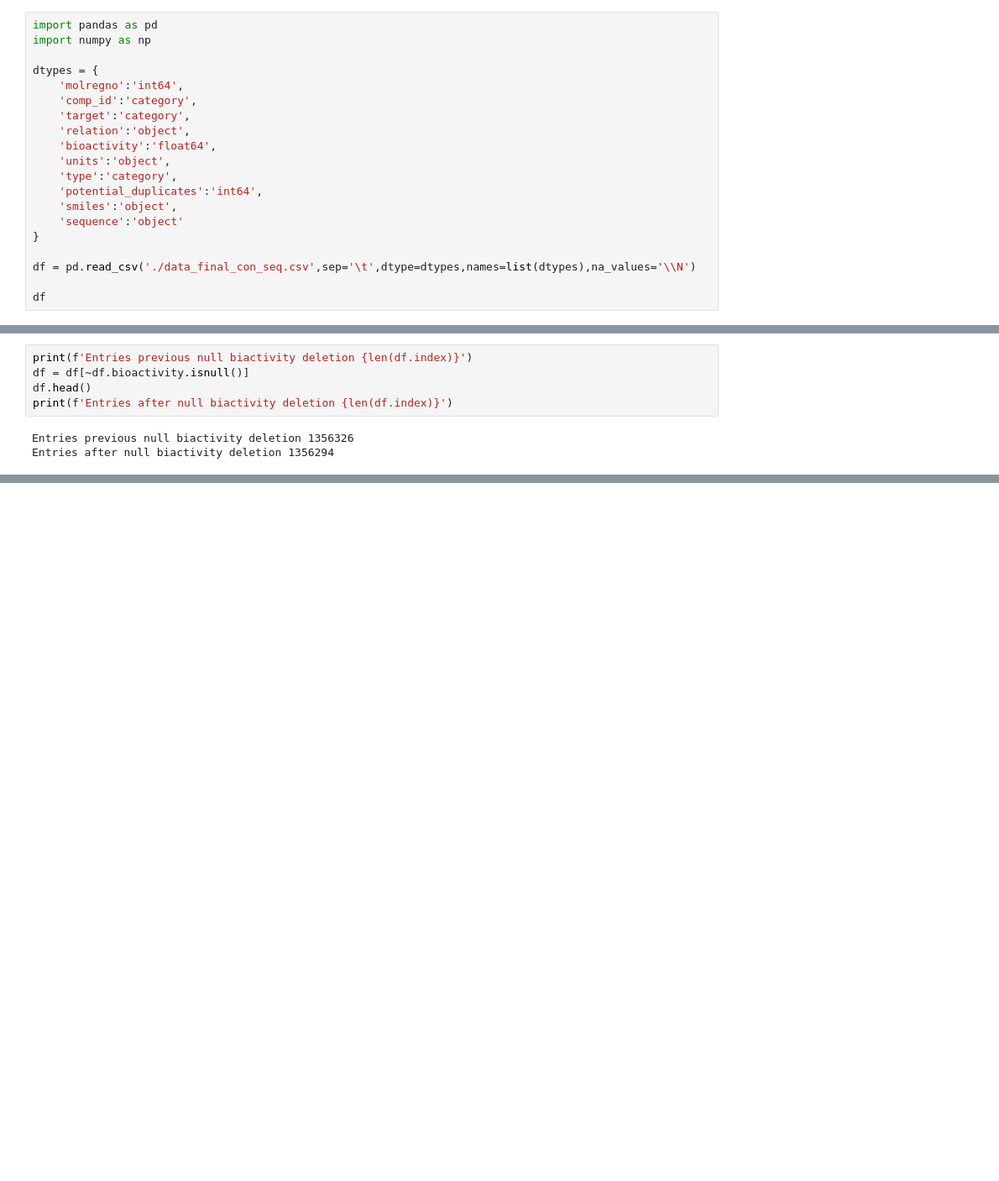
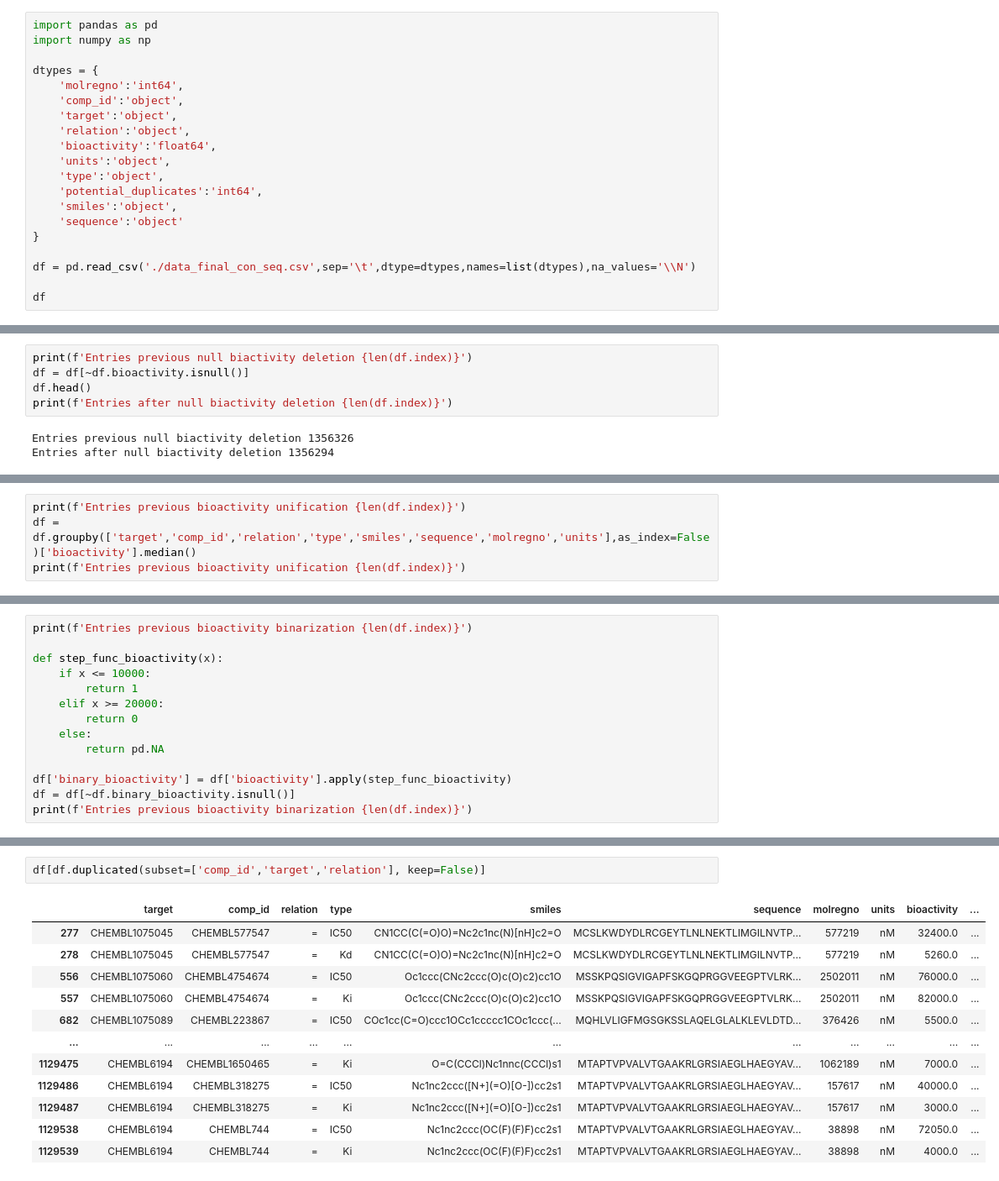
Before and after one commit to trypanosomatics/DEEPScreen, a Jupyter notebook: data_procesing_filter/data_procesing.ipynb, the cells around one changed output, grey strips where cells are left out. Shown: that part at 84% size. Drawn from its saved outputs; the diff is of its cells as text; blank space fills up the shorter version.

```diff
--- a/data_procesing_filter/data_procesing.ipynb
+++ b/data_procesing_filter/data_procesing.ipynb
@@ -4,12 +4,12 @@ import numpy as np
 
 dtypes = {
     'molregno':'int64',
-    'comp_id':'category',
-    'target':'category',
+    'comp_id':'object',
+    'target':'object',
     'relation':'object',
     'bioactivity':'float64',
     'units':'object',
-    'type':'category',
+    'type':'object',
     'potential_duplicates':'int64',
     'smiles':'object',
     'sequence':'object'
@@ -42,0 +47,4 @@ Entries after null biactivity deletion 1356294
+# %%
+print(f'Entries previous bioactivity unification {len(df.index)}')
+df = df.groupby(['target','comp_id','relation','type','smiles','sequence','molregno','units'],as_index=False)['bioactivity'].median()
+print(f'Entries previous bioactivity unification {len(df.index)}')
@@ -42,0 +58,14 @@ Entries after null biactivity deletion 1356294
+# %%
+print(f'Entries previous bioactivity binarization {len(df.index)}')
+
+def step_func_bioactivity(x):
+    if x <= 10000:
+        return 1
+    elif x >= 20000:
+        return 0
+    else:
+        return pd.NA
+
+df['binary_bioactivity'] = df['bioactivity'].apply(step_func_bioactivity)
+df = df[~df.binary_bioactivity.isnull()]
+print(f'Entries previous bioactivity binarization {len(df.index)}')
@@ -42,0 +78,15 @@ Entries after null biactivity deletion 1356294
+# %%
+df[df.duplicated(subset=['comp_id','target','relation'], keep=False)]
+# %% [output]
+|  | target | comp_id | relation | type | smiles | sequence | molregno | units | bioactivity | ... |
+| 277 | CHEMBL1075045 | CHEMBL577547 | = | IC50 | CN1CC(C(=O)O)=Nc2c1nc(N)[nH]c2=O | MCSLKWDYDLRCGEYTLNLNEKTLIMGILNVTP... | 577219 | nM | 32400.0 | ... |
+| 278 | CHEMBL1075045 | CHEMBL577547 | = | Kd | CN1CC(C(=O)O)=Nc2c1nc(N)[nH]c2=O | MCSLKWDYDLRCGEYTLNLNEKTLIMGILNVTP... | 577219 | nM | 5260.0 | ... |
+| 556 | CHEMBL1075060 | CHEMBL4754674 | = | IC50 | Oc1ccc(CNc2ccc(O)c(O)c2)cc1O | MSSKPQSIGVIGAPFSKGQPRGGVEEGPTVLRK... | 2502011 | nM | 76000.0 | ... |
+| 557 | CHEMBL1075060 | CHEMBL4754674 | = | Ki | Oc1ccc(CNc2ccc(O)c(O)c2)cc1O | MSSKPQSIGVIGAPFSKGQPRGGVEEGPTVLRK... | 2502011 | nM | 82000.0 | ... |
+| 682 | CHEMBL1075089 | CHEMBL223867 | = | IC50 | COc1cc(C=O)ccc1OCc1ccccc1COc1ccc(... | MQHLVLIGFMGSGKSSLAQELGLALKLEVLDTD... | 376426 | nM | 5500.0 | ... |
+| ... | ... | ... | ... | ... | ... | ... | ... | ... | ... | ... |
+| 1129475 | CHEMBL6194 | CHEMBL1650465 | = | Ki | O=C(CCCl)Nc1nnc(CCCl)s1 | MTAPTVPVALVTGAAKRLGRSIAEGLHAEGYAV... | 1062189 | nM | 7000.0 | ... |
+| 1129486 | CHEMBL6194 | CHEMBL318275 | = | IC50 | Nc1nc2ccc([N+](=O)[O-])cc2s1 | MTAPTVPVALVTGAAKRLGRSIAEGLHAEGYAV... | 157617 | nM | 40000.0 | ... |
+| 1129487 | CHEMBL6194 | CHEMBL318275 | = | Ki | Nc1nc2ccc([N+](=O)[O-])cc2s1 | MTAPTVPVALVTGAAKRLGRSIAEGLHAEGYAV... | 157617 | nM | 3000.0 | ... |
+| 1129538 | CHEMBL6194 | CHEMBL744 | = | IC50 | Nc1nc2ccc(OC(F)(F)F)cc2s1 | MTAPTVPVALVTGAAKRLGRSIAEGLHAEGYAV... | 38898 | nM | 72050.0 | ... |
+| 1129539 | CHEMBL6194 | CHEMBL744 | = | Ki | Nc1nc2ccc(OC(F)(F)F)cc2s1 | MTAPTVPVALVTGAAKRLGRSIAEGLHAEGYAV... | 38898 | nM | 4000.0 | ... |
```
Also changed, not shown: parts of 24 cells of this notebook.
